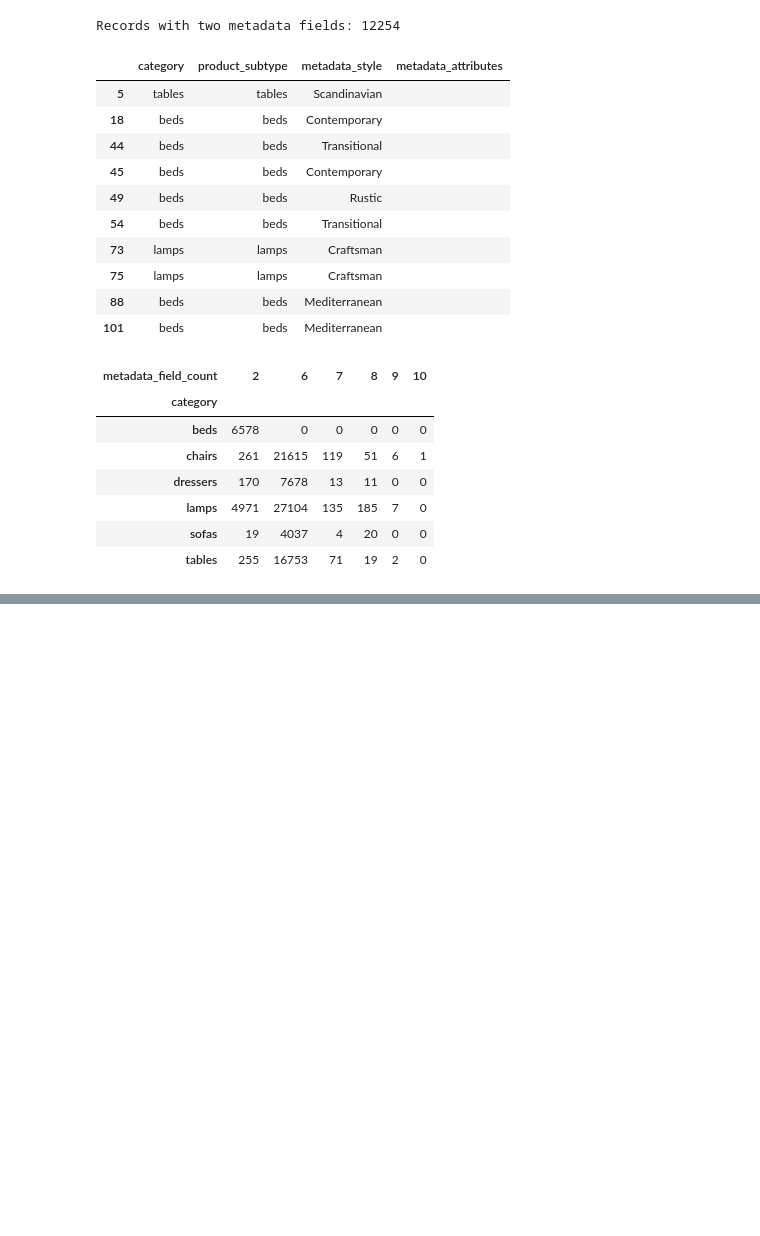
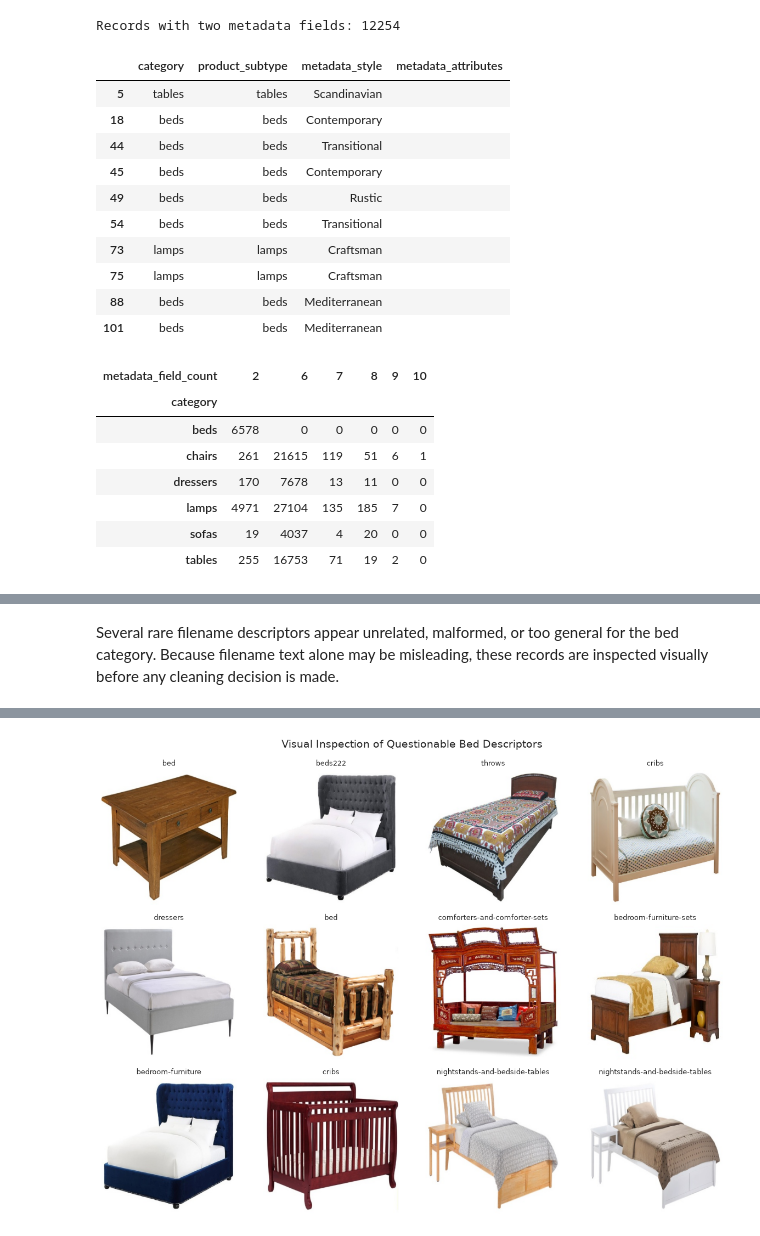
Before and after one commit to Vanya2307/Sketch2Furniture-Generation, a Jupyter notebook: notebooks/01_data_exploration.ipynb, the cells around one changed output, grey strips where cells are left out. Cells and saved outputs as stored; diff of their text form; code cells hidden in the pictures; blank space fills up the shorter version.

```diff
--- a/notebooks/01_data_exploration.ipynb
+++ b/notebooks/01_data_exploration.ipynb
@@ -221,0 +536,17 @@ Records with two metadata fields: 12254
+# %%
+selected_metadata["filename_descriptor_normalized"] = (selected_metadata["filename_descriptor"].str.replace(r"^style-", "", regex=True))
+
+bed_subtype_counts = (
+    selected_metadata
+    .loc[selected_metadata["category"] == "beds", "filename_descriptor_normalized",]
+    .value_counts()
+    .rename_axis("bed_subtype")
+    .rename("records")
+    .to_frame()
+)
+
+bed_subtype_counts["share_percent"] = (
+    bed_subtype_counts["records"] / bed_subtype_counts["records"].sum() * 100
+).round(2)
+
+display(bed_subtype_counts)
@@ -221,0 +572,59 @@ Records with two metadata fields: 12254
+# %% [markdown]
+Several rare filename descriptors appear unrelated, malformed, or too general for the bed category. Because filename text alone may be misleading, these records are inspected visually before any cleaning decision is made.
+# %%
+from src.data_utils import DATASET_ROOT
+
+questionable_descriptors = [
+    "bed",
+    "cribs",
+    "nightstands-and-bedside-tables",
+    "beds222",
+    "throws",
+    "dressers",
+    "comforters-and-comforter-sets",
+    "bedroom-furniture-sets",
+    "bedroom-furniture",
+]
+
+questionable_beds = selected_metadata[
+    (selected_metadata["category"] == "beds") & (selected_metadata["filename_descriptor_normalized"].isin(questionable_descriptors))
+].copy()
+
+display(questionable_beds[
+    [
+        "split",
+        "relative_path",
+        "filename_descriptor_normalized",
+    ]
+])
+
+n_columns = 4
+n_rows = int(np.ceil(len(questionable_beds) / n_columns))
+
+fig, axes = plt.subplots(
+    n_rows,
+    n_columns,
+    figsize=(12, 3 * n_rows),
+)
+
+axes = np.asarray(axes).reshape(-1)
+
+for axis, (_, record) in zip(axes, questionable_beds.iterrows()):
+    image_path = DATASET_ROOT / record["relative_path"]
+
+
+    with Image.open(image_path) as image:
+        axis.imshow(image.convert("RGB"))
+
+    axis.set_title(record["filename_descriptor_normalized"], fontsize=9)
+    axis.axis("off")
+
+
+for axis in axes[len(questionable_beds):]:
+    axis.axis("off")
+
+fig.suptitle("Visual Inspection of Questionable Bed Descriptors", fontsize=14)
+
+plt.tight_layout()
+plt.show()
+# %% [output]
@@ -221,0 +644 @@ Records with two metadata fields: 12254
+[figure, added]
```
Also changed, not shown: parts of 32 cells of this notebook, 1 other file.
